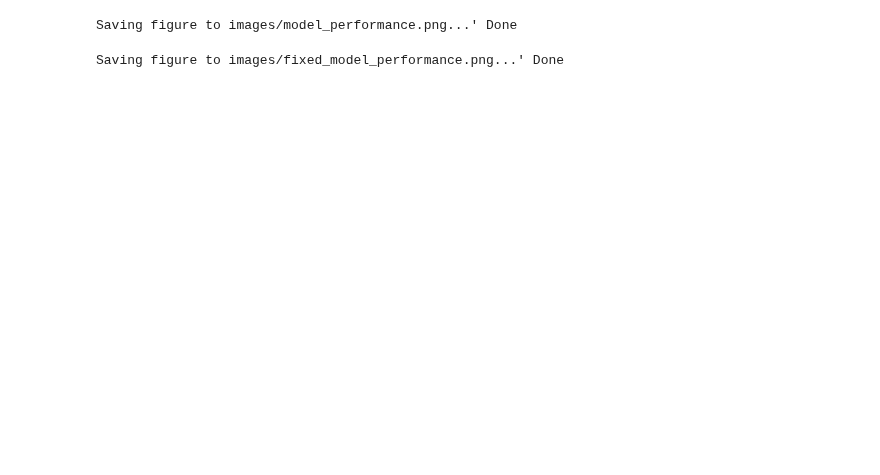
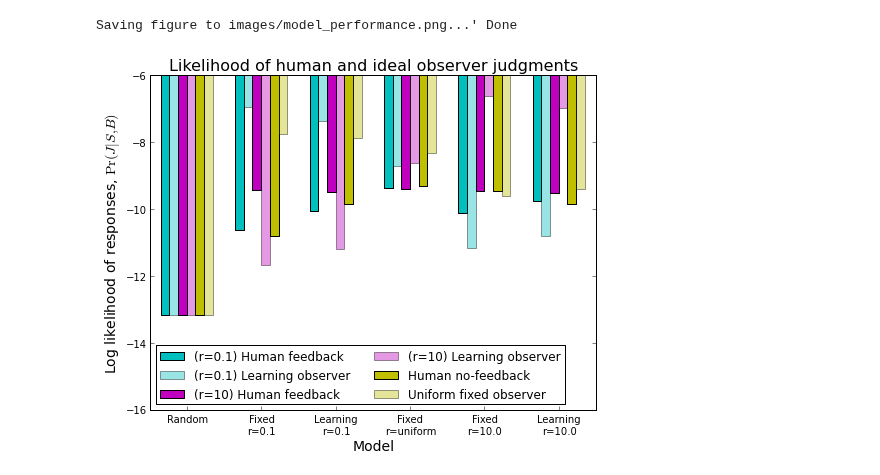
Before and after one commit to berkeley-cocosci/mass-inference, a Jupyter notebook: analysis/learning-analysis.ipynb, the cells around one changed output. Cells and saved outputs as stored; diff of their text form; code cells hidden in the pictures; blank space fills up the shorter version.

```diff
--- a/analysis/learning-analysis.ipynb
+++ b/analysis/learning-analysis.ipynb
@@ -252,13 +270,13 @@ reload(lat)
 
 # fixed models
 thetas = np.zeros((3, n_kappas))
-thetas[0, ir1] = 1
+thetas[0, :] = 1
 thetas[1, ir10] = 1
 thetas[2, ir01] = 1
-thetas = np.log(thetas)
+thetas = normalize(np.log(thetas), axis=1)[1]
 fb = np.empty((3, n_trial))*np.nan
 
-model_same, model_true10, model_true01 = collapse(lat.block_lh(
+model_uniform, model_true10, model_true01 = collapse(lat.block_lh(
     experiment, fb, ipe_samps, thetas, kappas, f_smooth=f_smooth))
 # %%
 reload(lat)
@@ -272,7 +290,7 @@ models = np.array([
     model_random,
     model_true01,
     model_learn01,
-    # model_same,
+    model_uniform,
     model_true10,
     model_learn10
     ]).T
@@ -279,73 +339,44 @@ models = np.array([
 # %%
 # plot model performance
 x0 = np.arange(models.shape[2])
 height = models[0]
-err = np.abs(models[[0]] - models[1:])
+#err = np.abs(models[[0]] - models[1:])
 width = 0.7 / n_cond
 fig = plt.figure(4)
 plt.clf()
 
 for cidx, cond in enumerate(newconds):
-    color = colors[cidx % len(colors)]
+    color = colors[(cidx/2) % len(colors)]
+    if cond.startswith("MO"):
+	alpha = 0.4
+    else:
+	alpha = 1.0
     x = x0 + width*(cidx-(n_cond/2.)) + (width/2.)
-    plt.bar(x, height[cidx], yerr=err[:, cidx], color=color,
-	    ecolor='k', align='center', width=width, label=cond_labels[cond])
+    plt.bar(x, height[cidx], #yerr=err[:, cidx],
+	    color=color,
+	    ecolor='k', align='center', width=width,
+	    label=cond_labels[cond], alpha=alpha)
 
 plt.xticks(x0, [
     "Random",
     "Fixed\nr=0.1",
     "Learning\nr=0.1",
-    # "Fixed\nr=1.0",
+    "Fixed\nr=uniform",
     "Fixed\nr=10.0",
     "Learning\nr=10.0"
     ])
 #plt.ylim(int(np.min(height-err))-1, int(np.max(height))+1)
-#plt.ylim(-25, -5)
+plt.ylim(-16, -6)
 plt.xlim(x0.min()-0.5, x0.max()+0.5)
-plt.legend(loc=0, ncol=2)
+plt.legend(loc=0, ncol=2, fontsize=12)
 plt.xlabel("Model", fontsize=14)
 plt.ylabel("Log likelihood of responses, $\Pr(J|S,B)$", fontsize=14)
 plt.title("Likelihood of human and ideal observer judgments", fontsize=16)
 
-#fig.set_figwidth(8)
-#fig.set_figheight(6)
+fig.set_figwidth(8)
+fig.set_figheight(6)
 
 lat.save("images/model_performance.png", close=False)
 # %% [output]
 Saving figure to images/model_performance.png...' Done
+[figure, added]
-# %%
-reload(lat)
-theta = np.log(np.eye(n_kappas))
-fb = np.empty((n_kappas, n_trial))*np.nan
-
-mean, upper, lower = collapse(lat.block_lh(
-    experiment, fb, ipe_samps, theta, kappas, f_smooth=f_smooth)).T
-
-x = np.arange(n_kappas)
-fig = plt.figure(3)
-plt.clf()
-
-colors = ['r', '#FF9966', '#AAAA00', 'g', 'c', 'b', 'm']
-for cidx, cond in enumerate(newconds):
-    color = colors[cidx % len(colors)]
-    if cidx >= len(colors):
-	linestyle = '--'
-    else:
-	linestyle = '-'
-    plt.fill_between(x, lower[cidx], upper[cidx], color=color, alpha=alpha)
-    plt.plot(x, mean[cidx], label=cond_labels[cond], color=color, linewidth=2,
-	     linestyle=linestyle)
-
-plt.xticks(x, ratios, rotation=90)
-plt.xlabel("Fixed model mass ratio")
-plt.ylabel("Log likelihood of responses")
-plt.legend(loc=4, ncol=2)
-plt.xlim(x[0], x[-1])
-#plt.ylim(-24, -8)
-plt.title("Likelihood of responses under fixed models")
-#fig.set_figwidth(8)
-#fig.set_figheight(6)
-
-lat.save("images/fixed_model_performance.png", close=False)
-# %% [output]
-Saving figure to images/fixed_model_performance.png...' Done
```
Also changed, not shown: parts of 18 cells of this notebook, 7 other files.
